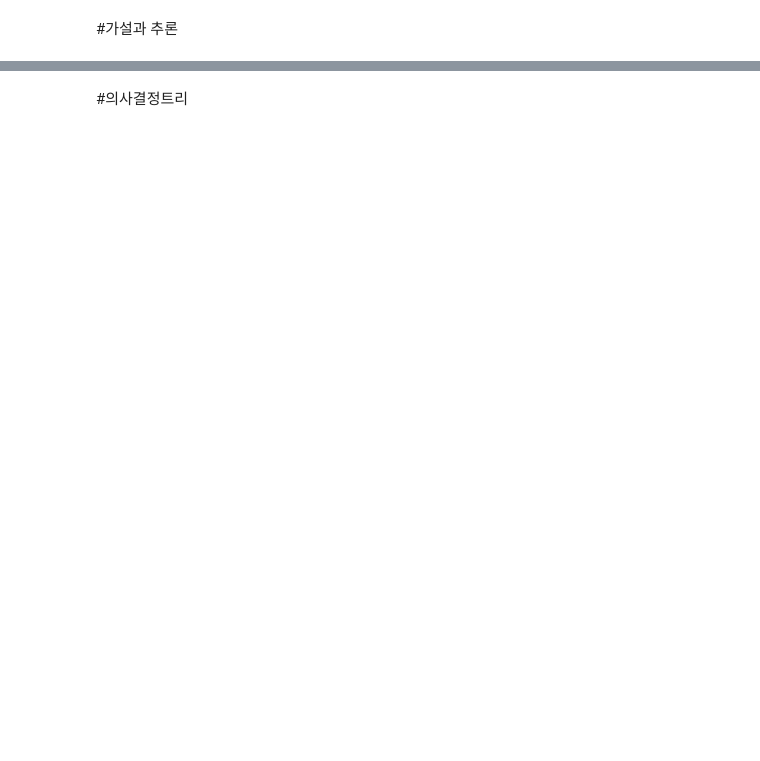
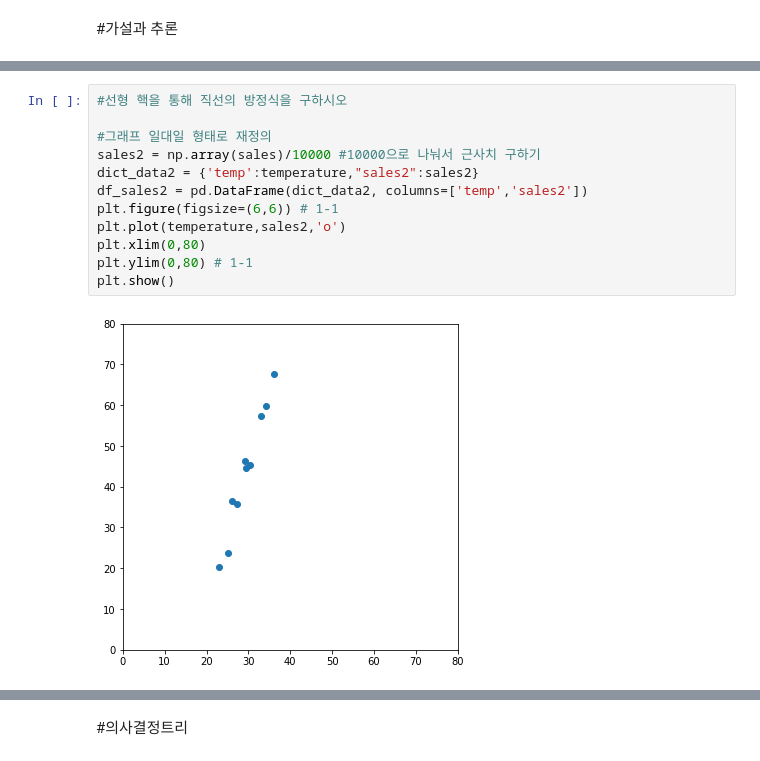
Before and after one commit to serinss/seSAC_Python_Class, a Jupyter notebook: 통계데이터분석_Preview.ipynb, the cells around one changed output, grey strips where cells are left out. Saved outputs shown, nothing was run; the diff lists cells and outputs as text; blank space fills up the shorter version.

```diff
--- a/통계데이터분석_Preview.ipynb
+++ b/통계데이터분석_Preview.ipynb
@@ -22,0 +116,14 @@
+# %%
+#선형 핵을 통해 직선의 방정식을 구하시오
+
+#그래프 일대일 형태로 재정의
+sales2 = np.array(sales)/10000 #10000으로 나눠서 근사치 구하기
+dict_data2 = {'temp':temperature,"sales2":sales2}
+df_sales2 = pd.DataFrame(dict_data2, columns=['temp','sales2'])
+plt.figure(figsize=(6,6)) # 1-1
+plt.plot(temperature,sales2,'o')
+plt.xlim(0,80)
+plt.ylim(0,80) # 1-1
+plt.show()
+# %% [output]
+[figure, added]
```
Also changed, not shown: parts of 36 cells of this notebook.
